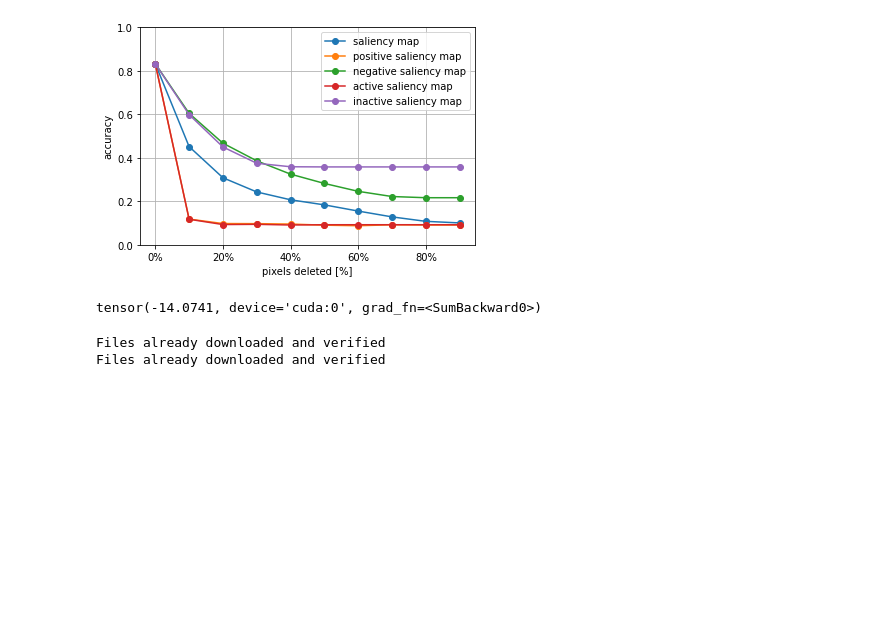
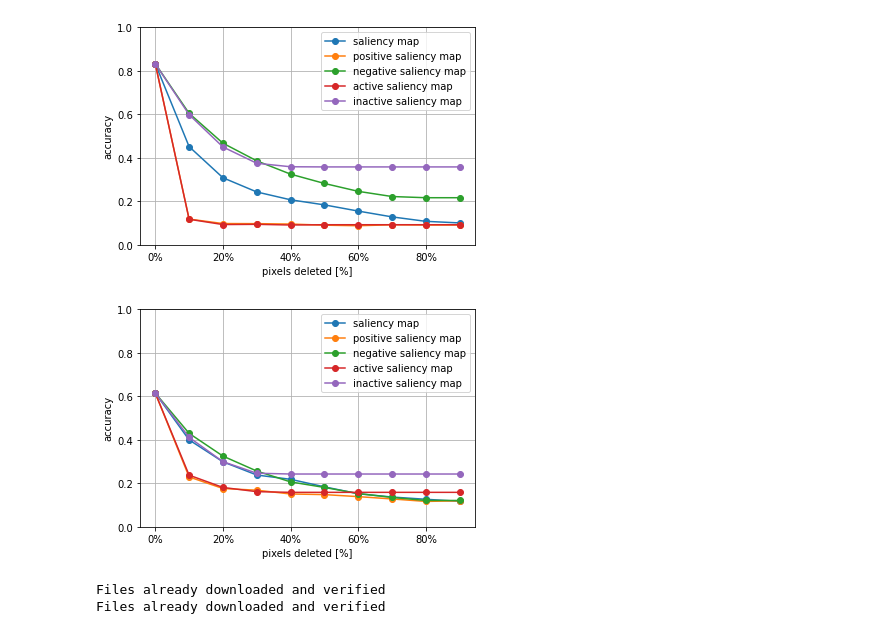
Before and after one commit to osllogon/positive_active_saliency_maps, a Jupyter notebook: src/explain/analysis.ipynb, the cells around one changed output. Cells and saved outputs as stored; diff of their text form; code cells hidden in the pictures; blank space fills up the shorter version.

Commit message:
deletion graph of cnn model

```diff
--- a/src/explain/analysis.ipynb
+++ b/src/explain/analysis.ipynb
@@ -82,19 +82,12 @@ model_type = 'resnet18'
 generate_graph(dataset, model_type, 128)
 # %% [output]
 [figure]
-# %%
-model = torch.load('./models/imagenette/resnet18_pretrained_False_lr_0.001_epochs_50.pt')
-a = torch.ones(1, 3, 224, 224).to(device)
-a[:, 0, :, :] =  0.46064087340445936
-a[:, 1, :, :] = 0.45542655854304304
-a[:, 2, :, :] = 0.4273219960606444
-torch.sum(model(a))
-# %% [output]
-tensor(-14.0741, device='cuda:0', grad_fn=<SumBackward0>)
 # %%
 dataset = 'imagenette'
-model_type = 'efficientnet_v2'
-generate_graph(dataset, model_type, 32)
+model_type = 'cnn'
+generate_graph(dataset, model_type, 128)
+# %% [output]
+[figure, added]
 # %%
 dataset = 'cifar10'
 model_type = 'resnet18'
```
Also changed, not shown: parts of 1 cell of this notebook, 7 other files.
